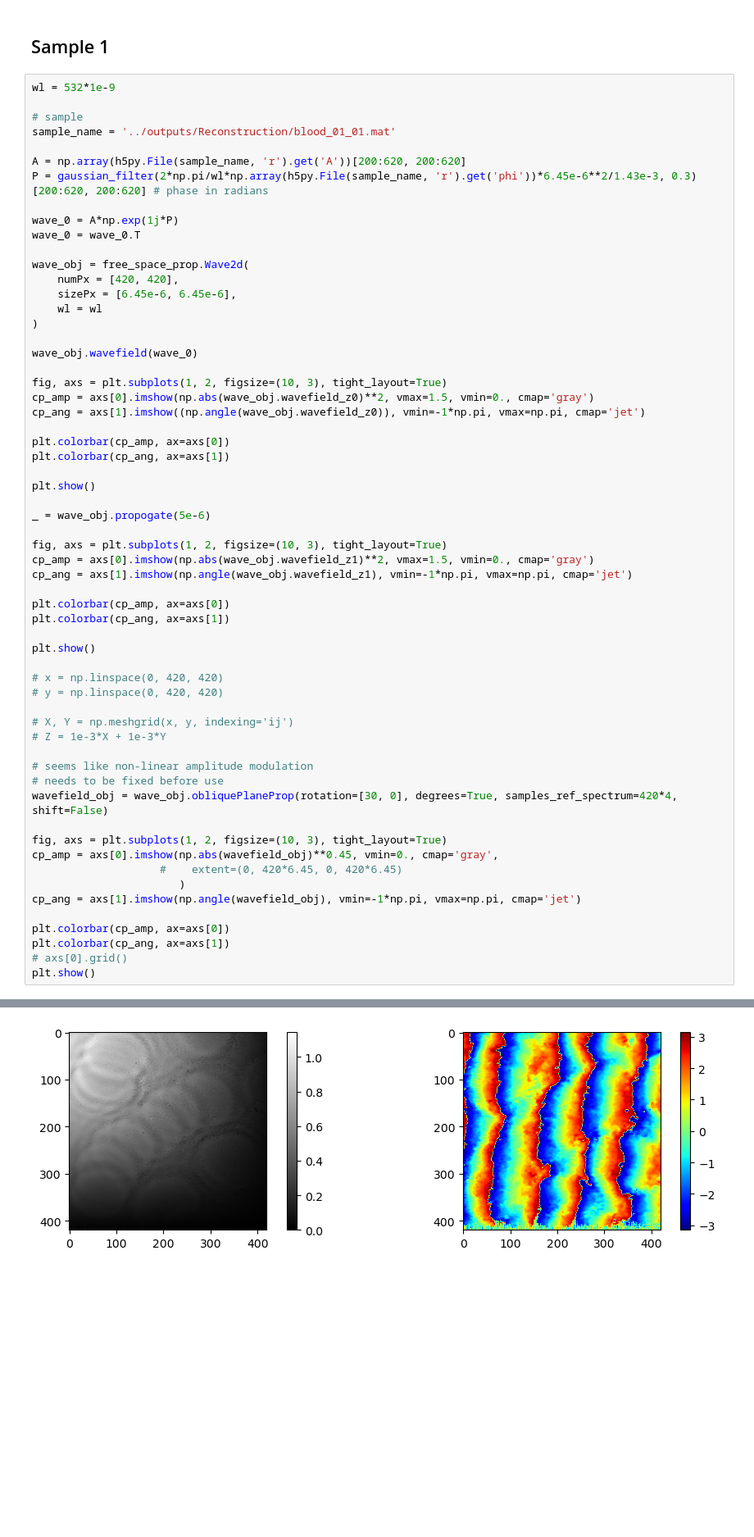
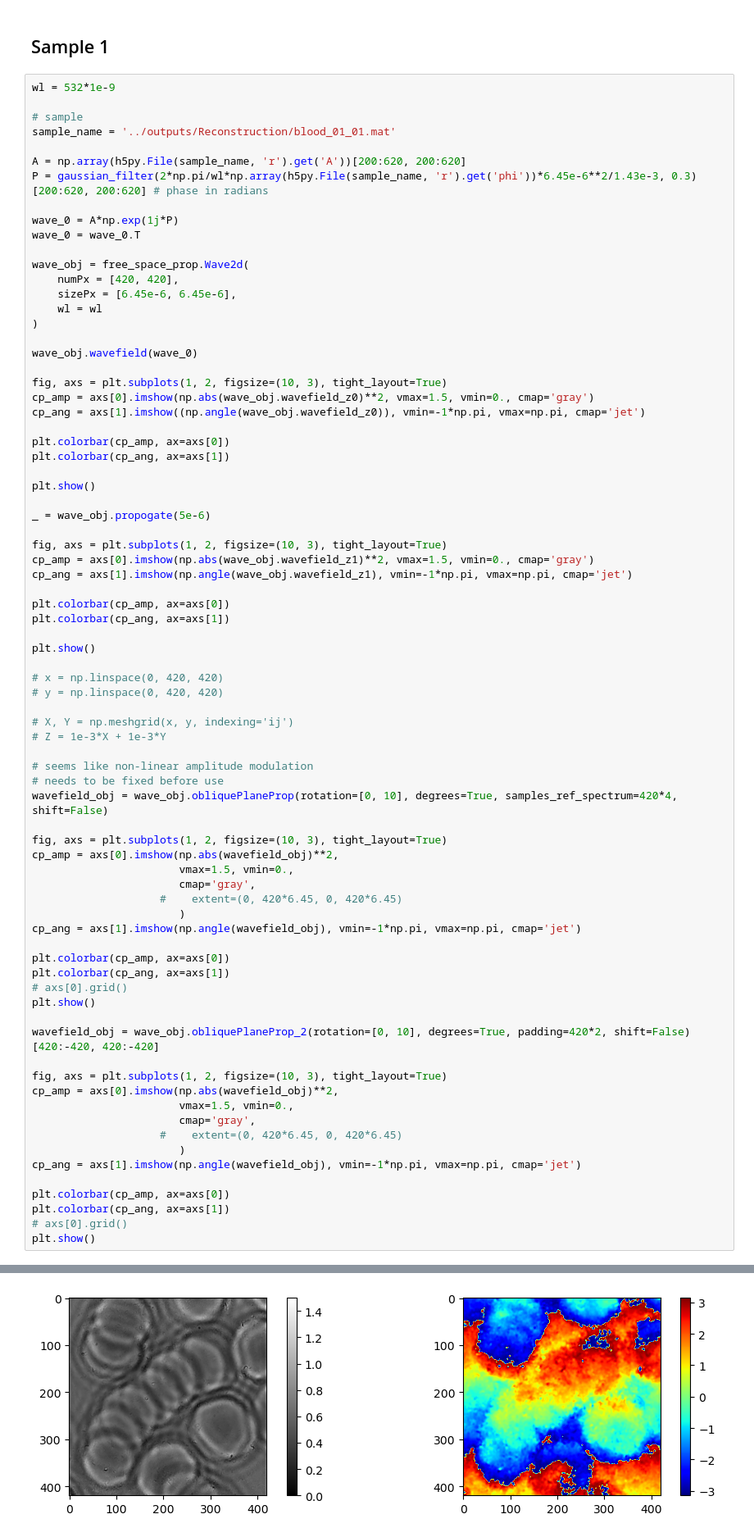
Before and after one commit to Muhammad-Kazim/wave_prop_package, a Jupyter notebook: examples/v3_tilt_real_object.ipynb, the cells around one changed output, grey strips where cells are left out. Shown at 82% size. Saved outputs shown, nothing was run; the diff lists cells and outputs as text; blank space fills up the shorter version.

```diff
--- a/examples/v3_tilt_real_object.ipynb
+++ b/examples/v3_tilt_real_object.ipynb
@@ -47,33 +47,50 @@ _ = wave_obj.propogate(5e-6)
 fig, axs = plt.subplots(1, 2, figsize=(10, 3), tight_layout=True)
 cp_amp = axs[0].imshow(np.abs(wave_obj.wavefield_z1)**2, vmax=1.5, vmin=0., cmap='gray')
 cp_ang = axs[1].imshow(np.angle(wave_obj.wavefield_z1), vmin=-1*np.pi, vmax=np.pi, cmap='jet')
 
 plt.colorbar(cp_amp, ax=axs[0])
 plt.colorbar(cp_ang, ax=axs[1])
 
 plt.show()
 
 # x = np.linspace(0, 420, 420)
 # y = np.linspace(0, 420, 420)
 
 # X, Y = np.meshgrid(x, y, indexing='ij')
 # Z = 1e-3*X + 1e-3*Y
 
 # seems like non-linear amplitude modulation
 # needs to be fixed before use
-wavefield_obj = wave_obj.obliquePlaneProp(rotation=[30, 0], degrees=True, samples_ref_spectrum=420*4, shift=False)
+wavefield_obj = wave_obj.obliquePlaneProp(rotation=[0, 10], degrees=True, samples_ref_spectrum=420*4, shift=False)
 
 fig, axs = plt.subplots(1, 2, figsize=(10, 3), tight_layout=True)
-cp_amp = axs[0].imshow(np.abs(wavefield_obj)**0.45, vmin=0., cmap='gray',
+cp_amp = axs[0].imshow(np.abs(wavefield_obj)**2,
+                       vmax=1.5, vmin=0.,
+                       cmap='gray',
                     #    extent=(0, 420*6.45, 0, 420*6.45)
                        )
 cp_ang = axs[1].imshow(np.angle(wavefield_obj), vmin=-1*np.pi, vmax=np.pi, cmap='jet')
 
 plt.colorbar(cp_amp, ax=axs[0])
 plt.colorbar(cp_ang, ax=axs[1])
 # axs[0].grid()
 plt.show()
+
+wavefield_obj = wave_obj.obliquePlaneProp_2(rotation=[0, 10], degrees=True, padding=420*2, shift=False)[420:-420, 420:-420]
+
+fig, axs = plt.subplots(1, 2, figsize=(10, 3), tight_layout=True)
+cp_amp = axs[0].imshow(np.abs(wavefield_obj)**2,
+                       vmax=1.5, vmin=0.,
+                       cmap='gray',
+                    #    extent=(0, 420*6.45, 0, 420*6.45)
+                       )
+cp_ang = axs[1].imshow(np.angle(wavefield_obj), vmin=-1*np.pi, vmax=np.pi, cmap='jet')
+
+plt.colorbar(cp_amp, ax=axs[0])
+plt.colorbar(cp_ang, ax=axs[1])
+# axs[0].grid()
+plt.show()
 # %% [output]
 [figure]
 [figure]
-[figure, old version]
+[figure, new version]
```
Also changed, not shown: parts of 2 cells of this notebook, 2 other files.
